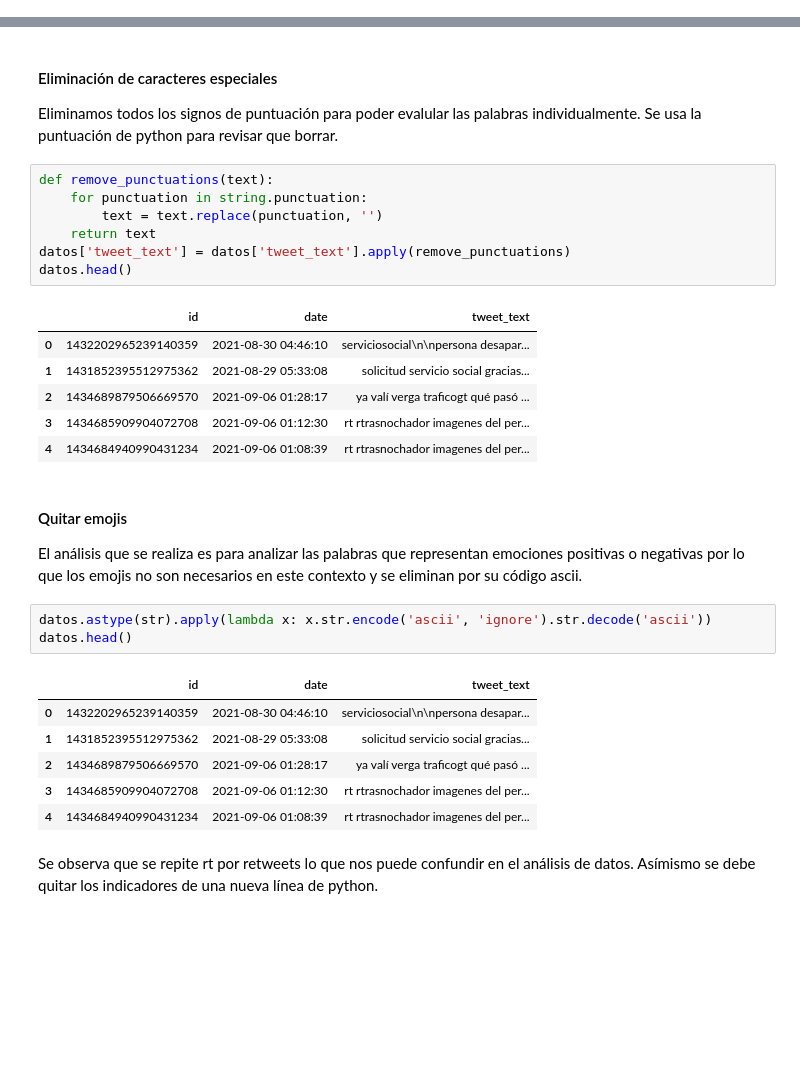
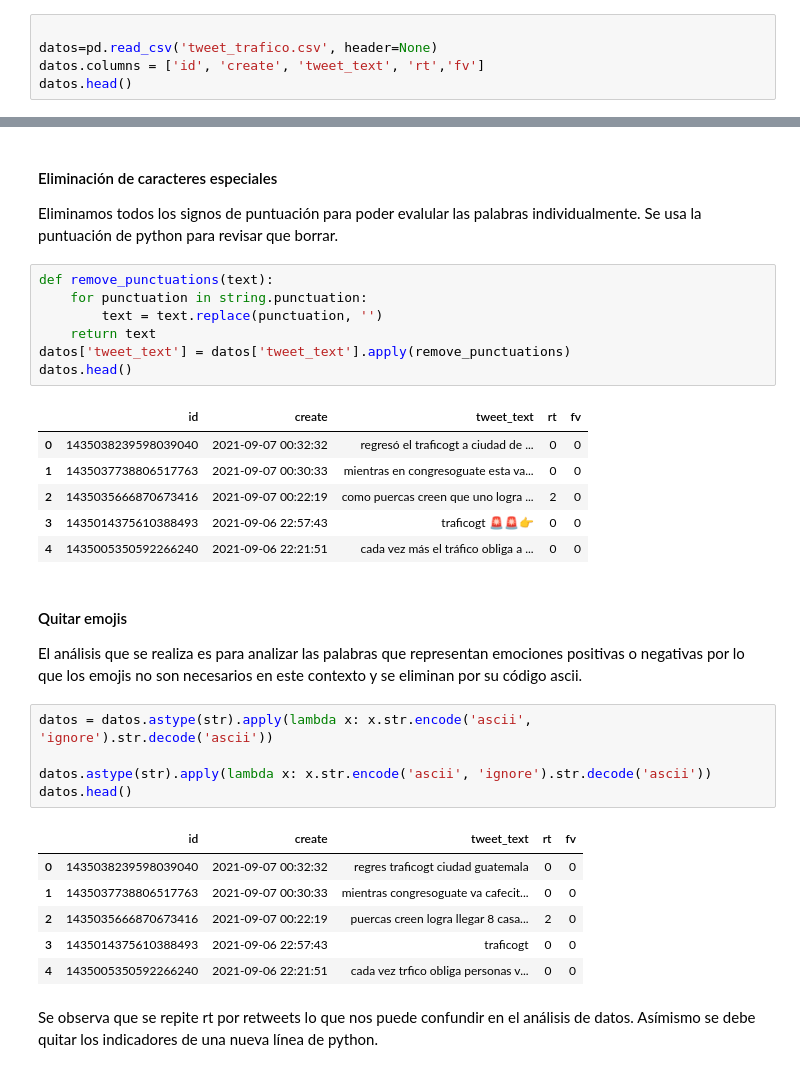
Before and after one commit to marisaaaai/lab6DS, a Jupyter notebook: lab6.ipynb, the cells around one changed output, grey strips where cells are left out. Saved outputs shown, nothing was run; the diff lists cells and outputs as text; blank space fills up the shorter version.

```diff
--- a/lab6.ipynb
+++ b/lab6.ipynb
@@ -85,0 +74,5 @@ datos.head()
+# %%
+
+datos=pd.read_csv('tweet_trafico.csv', header=None)
+datos.columns = ['id', 'create', 'tweet_text', 'rt','fv']
+datos.head()
@@ -124,25 +124,27 @@ def remove_punctuations(text):
 datos['tweet_text'] = datos['tweet_text'].apply(remove_punctuations)
 datos.head()
 # %% [output]
-|  | id | date | tweet_text |
-| 0 | 1432202965239140359 | 2021-08-30 04:46:10 | serviciosocial\n\npersona desapar... |
-| 1 | 1431852395512975362 | 2021-08-29 05:33:08 | solicitud servicio social gracias... |
-| 2 | 1434689879506669570 | 2021-09-06 01:28:17 | ya valí verga traficogt qué pasó ... |
-| 3 | 1434685909904072708 | 2021-09-06 01:12:30 | rt rtrasnochador imagenes del per... |
-| 4 | 1434684940990431234 | 2021-09-06 01:08:39 | rt rtrasnochador imagenes del per... |
+|  | id | create | tweet_text | rt | fv |
+| 0 | 1435038239598039040 | 2021-09-07 00:32:32 | regresó el traficogt a ciudad de ... | 0 | 0 |
+| 1 | 1435037738806517763 | 2021-09-07 00:30:33 | mientras en congresoguate esta va... | 0 | 0 |
+| 2 | 1435035666870673416 | 2021-09-07 00:22:19 | como puercas creen que uno logra ... | 2 | 0 |
+| 3 | 1435014375610388493 | 2021-09-06 22:57:43 | traficogt 🚨🚨👉 | 0 | 0 |
+| 4 | 1435005350592266240 | 2021-09-06 22:21:51 | cada vez más el tráfico obliga a ... | 0 | 0 |
 # %% [markdown]
 #### Quitar emojis
 El análisis que se realiza es para analizar las palabras que representan emociones positivas o negativas por lo que los emojis no son necesarios en este contexto y se eliminan por su código ascii.
 # %%
+datos = datos.astype(str).apply(lambda x: x.str.encode('ascii', 'ignore').str.decode('ascii'))
+
 datos.astype(str).apply(lambda x: x.str.encode('ascii', 'ignore').str.decode('ascii'))
 datos.head()
 # %% [output]
-|  | id | date | tweet_text |
-| 0 | 1432202965239140359 | 2021-08-30 04:46:10 | serviciosocial\n\npersona desapar... |
-| 1 | 1431852395512975362 | 2021-08-29 05:33:08 | solicitud servicio social gracias... |
-| 2 | 1434689879506669570 | 2021-09-06 01:28:17 | ya valí verga traficogt qué pasó ... |
-| 3 | 1434685909904072708 | 2021-09-06 01:12:30 | rt rtrasnochador imagenes del per... |
-| 4 | 1434684940990431234 | 2021-09-06 01:08:39 | rt rtrasnochador imagenes del per... |
+|  | id | create | tweet_text | rt | fv |
+| 0 | 1435038239598039040 | 2021-09-07 00:32:32 | regres traficogt ciudad guatemala | 0 | 0 |
+| 1 | 1435037738806517763 | 2021-09-07 00:30:33 | mientras congresoguate va cafecit... | 0 | 0 |
+| 2 | 1435035666870673416 | 2021-09-07 00:22:19 | puercas creen logra llegar 8 casa... | 2 | 0 |
+| 3 | 1435014375610388493 | 2021-09-06 22:57:43 | traficogt | 0 | 0 |
+| 4 | 1435005350592266240 | 2021-09-06 22:21:51 | cada vez trfico obliga personas v... | 0 | 0 |
 # %% [markdown]
 Se observa que se repite rt por retweets lo que nos puede confundir en el análisis de datos. Asímismo se debe quitar los indicadores de una nueva línea de python.
 # %%
```
Also changed, not shown: parts of 18 cells of this notebook, 1 other file.
